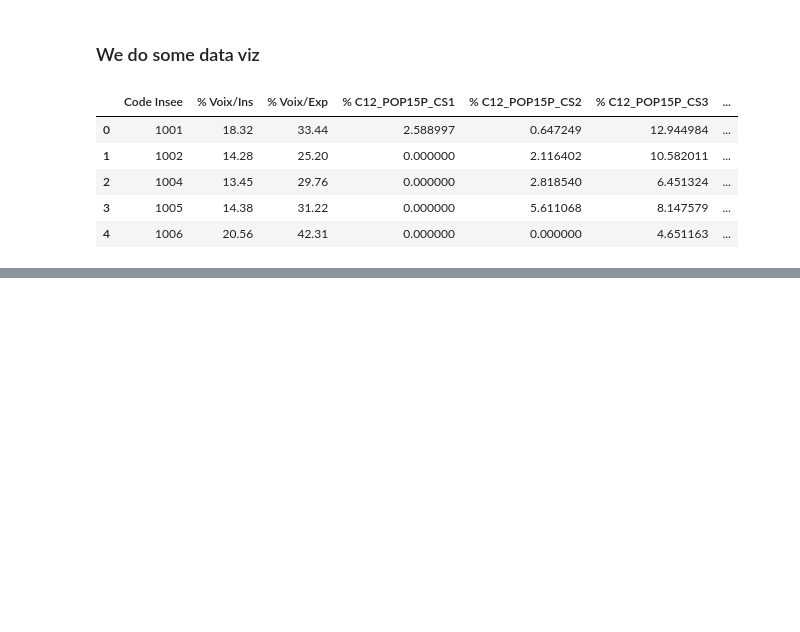
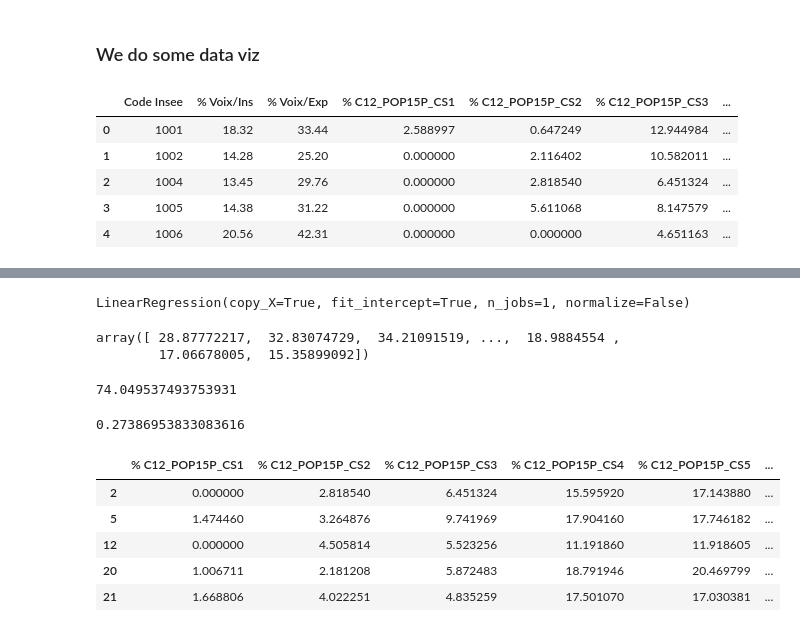
Before and after one commit to du-phan/Electoral-Analysis, a Jupyter notebook: data_analysis.ipynb, the cells around one changed output, grey strips where cells are left out. Cells and saved outputs as stored; diff of their text form; code cells hidden in the pictures; blank space fills up the shorter version.

```diff
--- a/data_analysis.ipynb
+++ b/data_analysis.ipynb
@@ -169,0 +190,26 @@ sns.pairplot(df[df.columns[2:]])
+# %%
+lm.fit(df[df.columns[3:]].values,df['% Voix/Exp'].values)
+# %% [output]
+LinearRegression(copy_X=True, fit_intercept=True, n_jobs=1, normalize=False)
+# %%
+lm.predict(df[df.columns[3:]].values)
+# %% [output]
+array([ 28.87772217,  32.83074729,  34.21091519, ...,  18.9884554 ,
+        17.06678005,  15.35899092])
+# %%
+np.mean((lm.predict(df[df.columns[3:]].values) - df['% Voix/Exp'].values) ** 2)
+# %% [output]
+74.049537493753931
+# %%
+lm.score(df[df.columns[3:]].values,df['% Voix/Exp'].values)
+# %% [output]
+0.27386953833083616
+# %%
+df[df.columns[3:]].head()
+# %% [output]
+|  | % C12_POP15P_CS1 | % C12_POP15P_CS2 | % C12_POP15P_CS3 | % C12_POP15P_CS4 | % C12_POP15P_CS5 | ... |
+| 2 | 0.000000 | 2.818540 | 6.451324 | 15.595920 | 17.143880 | ... |
+| 5 | 1.474460 | 3.264876 | 9.741969 | 17.904160 | 17.746182 | ... |
+| 12 | 0.000000 | 4.505814 | 5.523256 | 11.191860 | 11.918605 | ... |
+| 20 | 1.006711 | 2.181208 | 5.872483 | 18.791946 | 20.469799 | ... |
+| 21 | 1.668806 | 4.022251 | 4.835259 | 17.501070 | 17.030381 | ... |
```
Also changed, not shown: parts of 15 cells of this notebook.
